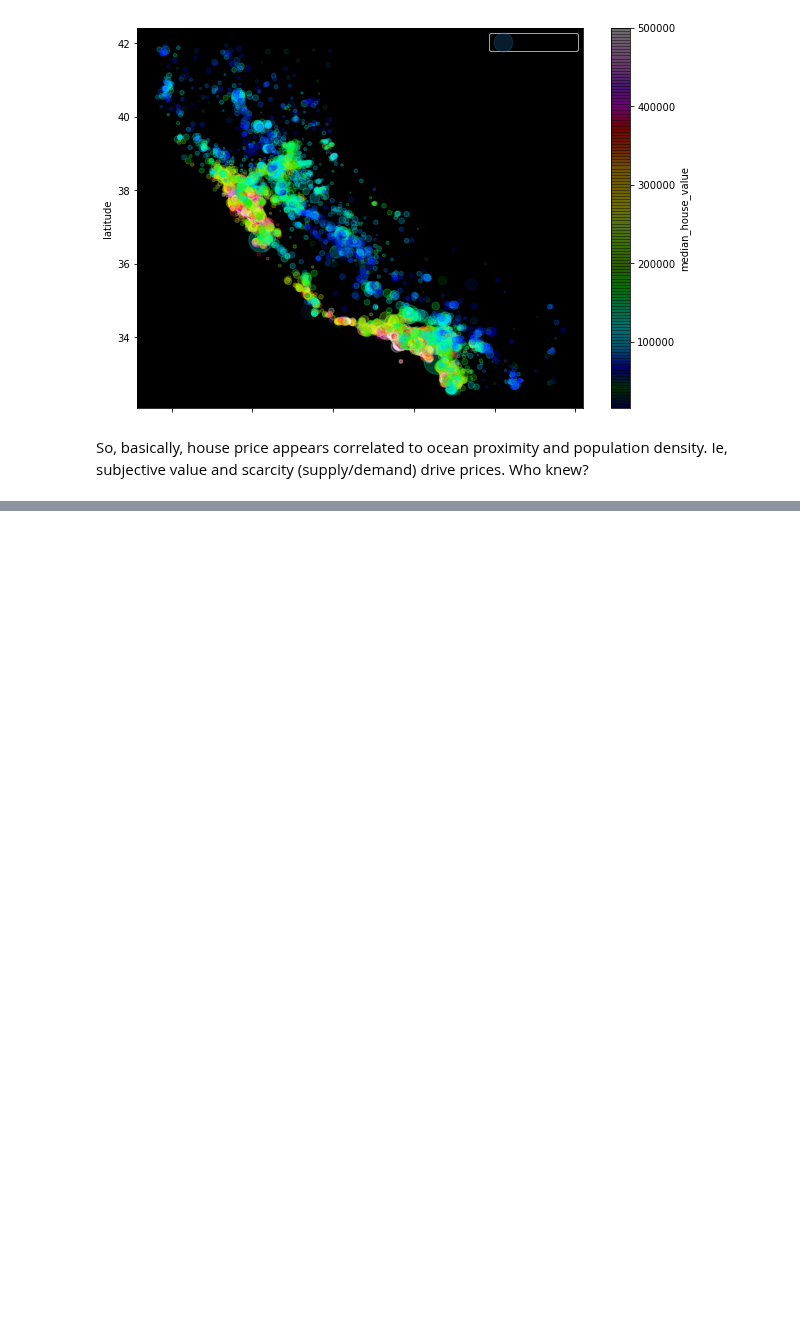
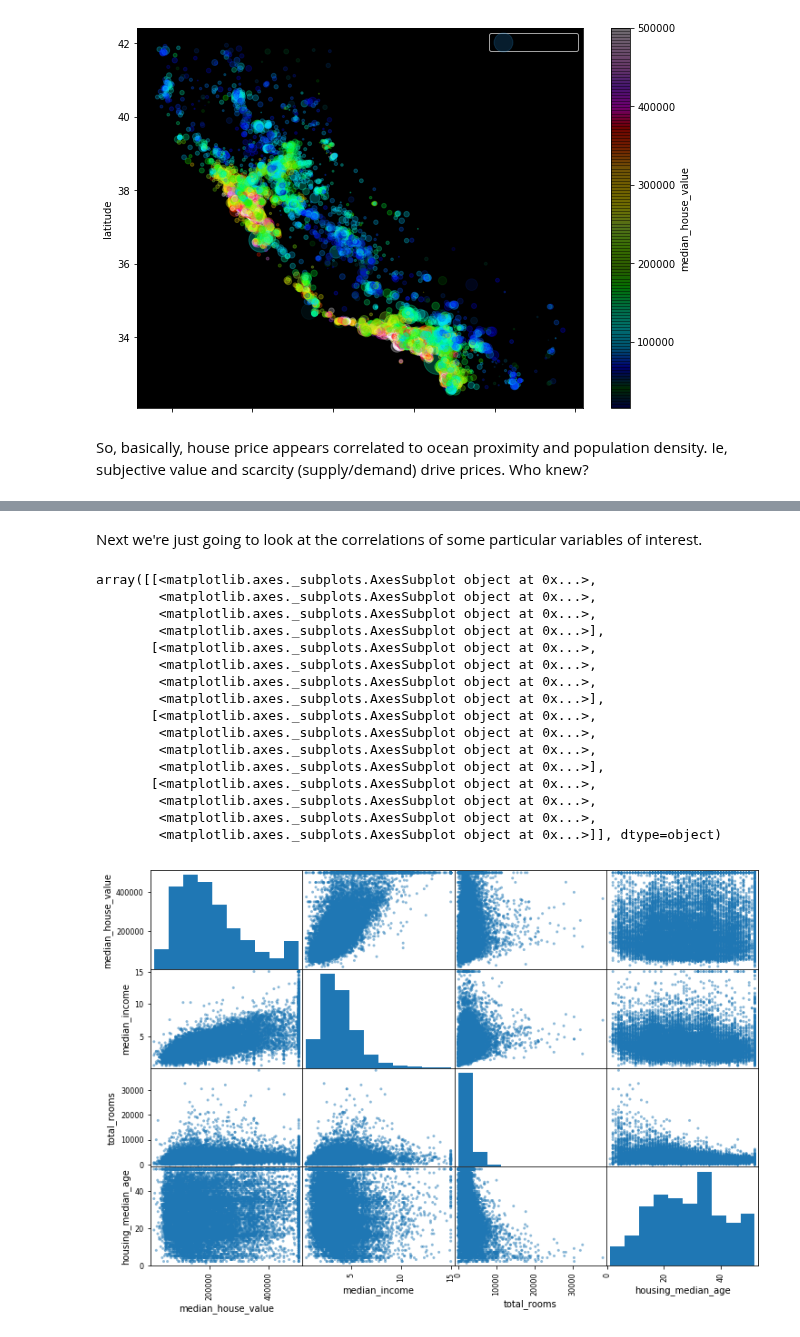
Before and after one commit to jeremy-j-ackso/tensorflow-practice, a Jupyter notebook: Housing.ipynb, the cells around one changed output, grey strips where cells are left out. Cells and saved outputs as stored; diff of their text form; code cells hidden in the pictures; blank space fills up the shorter version.

```diff
--- a/Housing.ipynb
+++ b/Housing.ipynb
@@ -239,0 +254,28 @@ So, basically, house price appears correlated to ocean proximity and population
+# %% [markdown]
+Next we're just going to look at the correlations of some particular variables of interest.
+# %%
+from pandas.tools.plotting import scatter_matrix
+
+attributes = ["median_house_value", "median_income",
+              "total_rooms", "housing_median_age"]
+
+mpl.rcParams["axes.facecolor"] = "white"
+scatter_matrix(housing[attributes], figsize=(12, 8))
+# %% [output]
+array([[<matplotlib.axes._subplots.AxesSubplot object at 0x...>,
+        <matplotlib.axes._subplots.AxesSubplot object at 0x...>,
+        <matplotlib.axes._subplots.AxesSubplot object at 0x...>,
+        <matplotlib.axes._subplots.AxesSubplot object at 0x...>],
+       [<matplotlib.axes._subplots.AxesSubplot object at 0x...>,
+        <matplotlib.axes._subplots.AxesSubplot object at 0x...>,
+        <matplotlib.axes._subplots.AxesSubplot object at 0x...>,
+        <matplotlib.axes._subplots.AxesSubplot object at 0x...>],
+       [<matplotlib.axes._subplots.AxesSubplot object at 0x...>,
+        <matplotlib.axes._subplots.AxesSubplot object at 0x...>,
+        <matplotlib.axes._subplots.AxesSubplot object at 0x...>,
+        <matplotlib.axes._subplots.AxesSubplot object at 0x...>],
+       [<matplotlib.axes._subplots.AxesSubplot object at 0x...>,
+        <matplotlib.axes._subplots.AxesSubplot object at 0x...>,
+        <matplotlib.axes._subplots.AxesSubplot object at 0x...>,
+        <matplotlib.axes._subplots.AxesSubplot object at 0x...>]], dtype=object)
+[figure, added]
```
Also changed, not shown: parts of 21 cells of this notebook.
